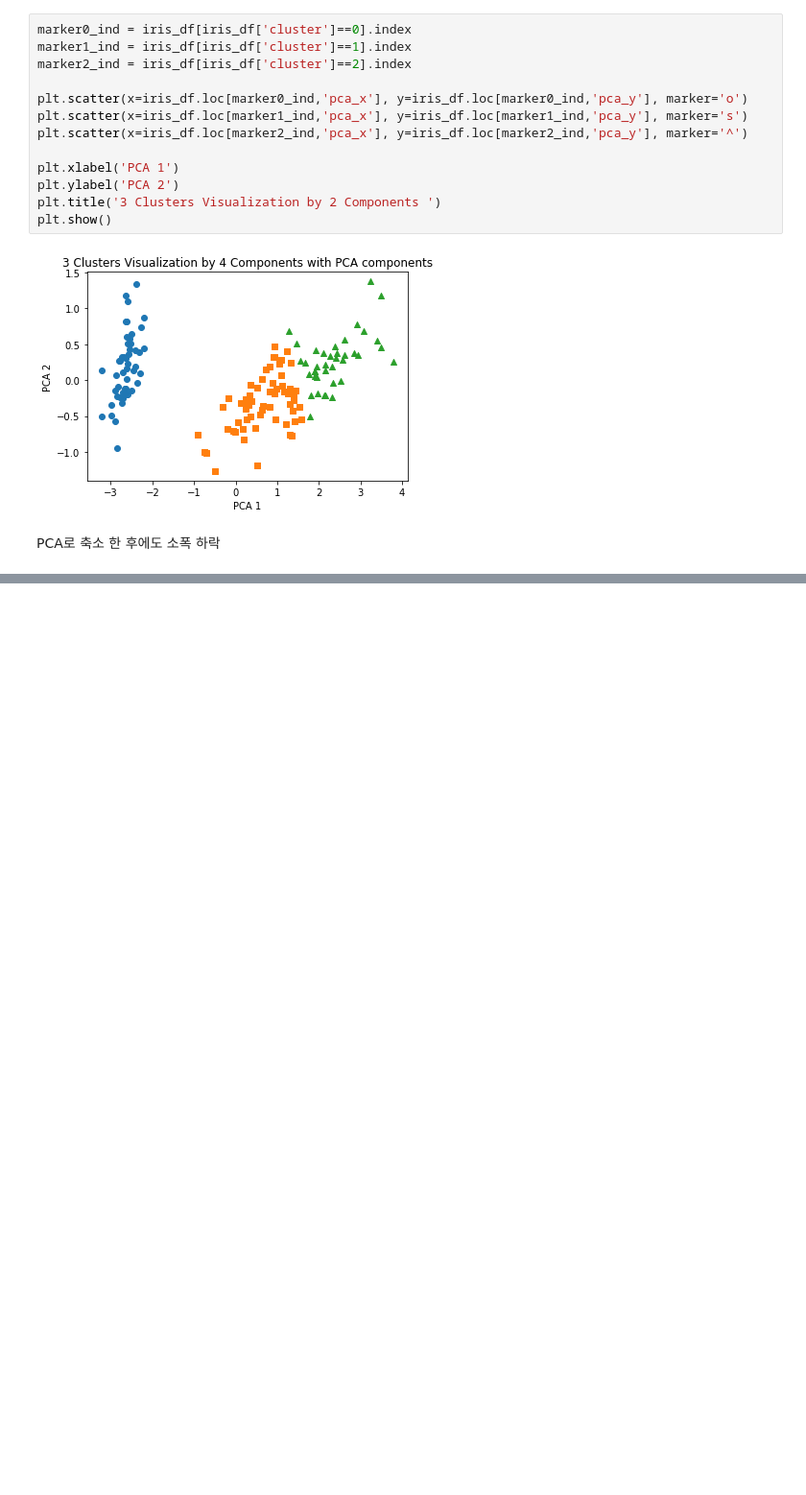
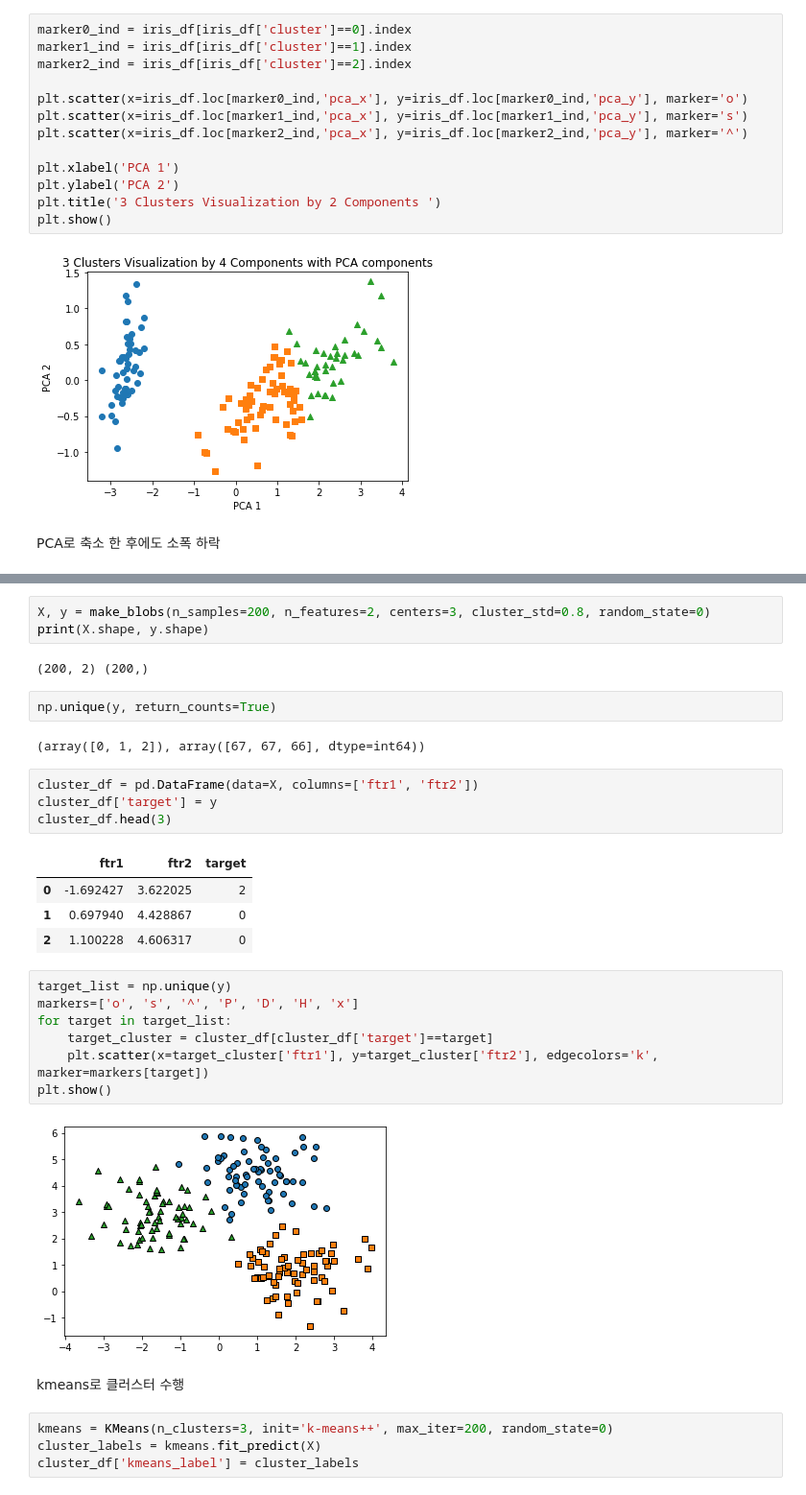
Before and after one commit to SeWonKwon/Machine-Learning, a Jupyter notebook: Machine_Learning/E01_Clustering.ipynb, the cells around one changed output, grey strips where cells are left out. Shown: that part at 96% size. Cells and saved outputs as stored; diff of their text form; blank space fills up the shorter version.

```diff
--- a/Machine_Learning/E01_Clustering.ipynb
+++ b/Machine_Learning/E01_Clustering.ipynb
@@ -339,0 +365,33 @@ PCA로 축소 한 후에도 소폭 하락
+# %%
+X, y = make_blobs(n_samples=200, n_features=2, centers=3, cluster_std=0.8, random_state=0)
+print(X.shape, y.shape)
+# %% [output]
+(200, 2) (200,)
+# %%
+np.unique(y, return_counts=True)
+# %% [output]
+(array([0, 1, 2]), array([67, 67, 66], dtype=int64))
+# %%
+cluster_df = pd.DataFrame(data=X, columns=['ftr1', 'ftr2'])
+cluster_df['target'] = y
+cluster_df.head(3)
+# %% [output]
+|  | ftr1 | ftr2 | target |
+| 0 | -1.692427 | 3.622025 | 2 |
+| 1 | 0.697940 | 4.428867 | 0 |
+| 2 | 1.100228 | 4.606317 | 0 |
+# %%
+target_list = np.unique(y)
+markers=['o', 's', '^', 'P', 'D', 'H', 'x']
+for target in target_list:
+    target_cluster = cluster_df[cluster_df['target']==target]
+    plt.scatter(x=target_cluster['ftr1'], y=target_cluster['ftr2'], edgecolors='k', marker=markers[target])
+plt.show()
+# %% [output]
+[figure, added]
+# %% [markdown]
+kmeans로 클러스터 수행
+# %%
+kmeans = KMeans(n_clusters=3, init='k-means++', max_iter=200, random_state=0)
+cluster_labels = kmeans.fit_predict(X)
+cluster_df['kmeans_label'] = cluster_labels
```
Also changed, not shown: parts of 14 cells of this notebook.
